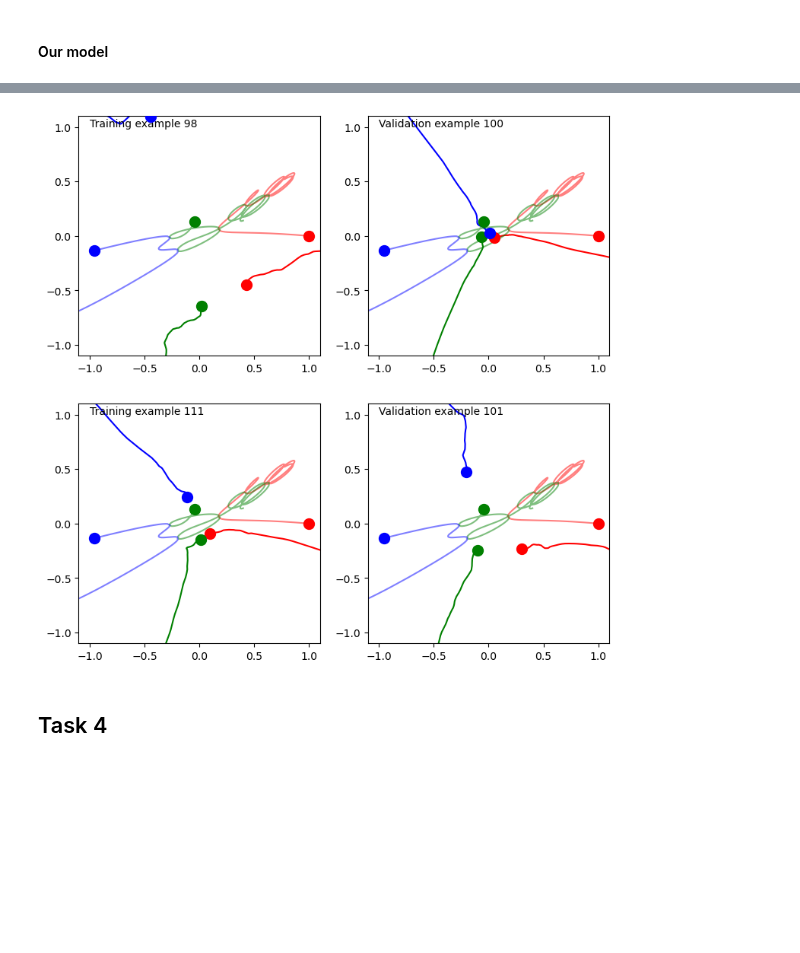
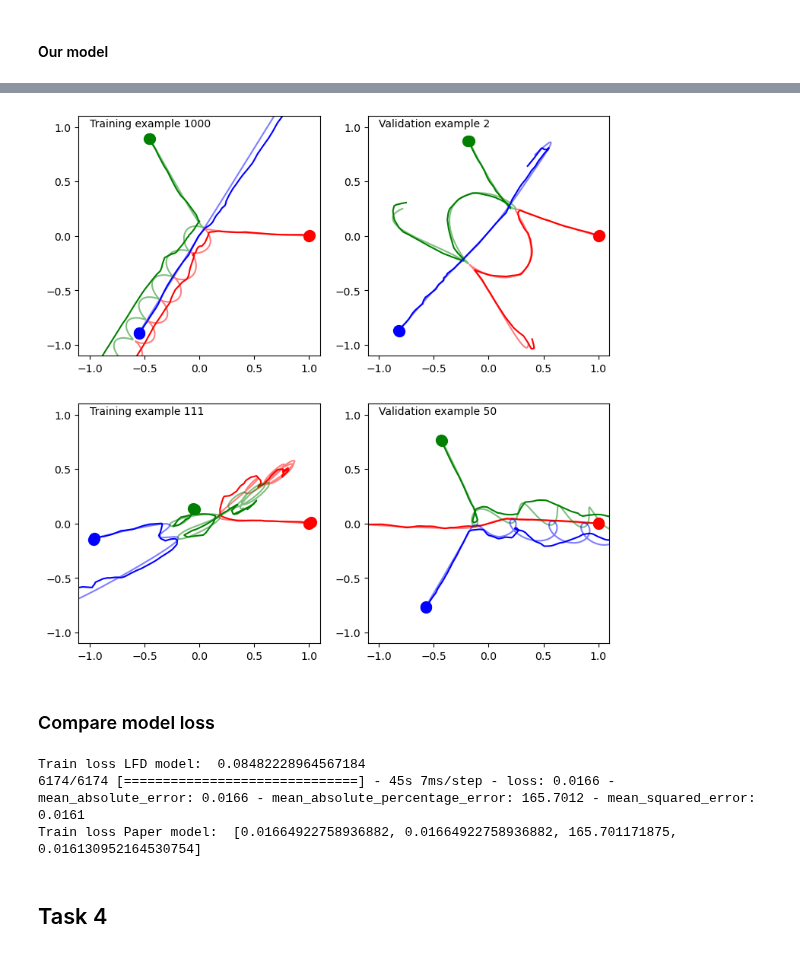
Before and after one commit to stach/lfd-project, a Jupyter notebook: Project2/project2.ipynb, the cells around one changed output, grey strips where cells are left out. Saved outputs shown, nothing was run; the diff lists cells and outputs as text; code cells hidden in the pictures; blank space fills up the shorter version.

```diff
--- a/Project2/project2.ipynb
+++ b/Project2/project2.ipynb
@@ -237,7 +267,7 @@ def scheduler(epoch, lr):
 callback_early_stopping = tf.keras.callbacks.LearningRateScheduler(scheduler)
 # %%
 history = model.fit(dataset_train,
-                    epochs=5,
+                    epochs=EPOCHS,
                     validation_data = dataset_validation,
                     callbacks=[callback_early_stopping,callback_lr],
                     )
@@ -261,5 +302,3 @@ np.save(f"./history/train_{tn}", arr=history.history["loss"])
 np.save(f"./history/val_{tn}", arr=history.history["val_loss"])
 # %% [markdown]
 ### Test our model
-# %%
-yhat = model.predict(dataset_train)
@@ -326,5 +357,9 @@ IndexError: too many indices for array: array is 2-dimensional, but 3 were index
 # %%
-x_instance, y_instance = get_data(data=data, idx=idx)
+idx = 1000
+input_data = np.hstack((X_train[idx,:,0].reshape(1000,1),np.full((1000,2),X_train[idx,0,1:])))
+yhat_pre_trained = pre_trained_model.predict(input_data)
+
+y_instance = y_train[idx,:,:]
 
 p1_hat, p2_hat, p3_hat = get_trajectories(yhat_pre_trained)
 p1_gt, p2_gt, p3_gt = get_trajectories(y_instance)
@@ -342,5 +377,5 @@ ax.set_yticklabels(ticks)
 # Plot once for ground truth: y
 plot_trajectories(p1_gt, p2_gt, p3_gt, ax=ax, label=idx, alpha=0.5)
 # Plot once for prediction: yhat
-plot_trajectories(p1_hat, p2_hat, p3_hat, ax=ax, label=idx)
+plot_trajectories(p1_hat, p2_hat, p3_hat, ax=ax, label=idx);
 # %% [output]
@@ -379,11 +420,10 @@ Check the accuracy of the pre-trained ANN by showing some trajectories and the A
 # %% [markdown]
 #### Model from the Paper
 # %%
-fig, ax = plt.subplots(2,2, figsize=(9,9))
-
-instances = [98,100,111,101]
+instances = [1000,2,111,50]
 i = 0
 
+fig, ax = plt.subplots(2,2, figsize=(9,9))
 for d1 in ax:
     for element in d1:
 
@@ -392,9 +432,11 @@ for d1 in ax:
         if i in [0,2]:
             input_data = np.hstack((X_train[idx,:,0].reshape(1000,1),np.full((1000,2),X_train[idx,0,1:])))
             element.annotate(f"Training example {idx}", xy=(-1, 1))
+            y_instance = y_train[idx,:,:]
         else:
             input_data = np.hstack((X_validation[idx,:,0].reshape(1000,1),np.full((1000,2),X_validation[idx,0,1:])))
             element.annotate(f"Validation example {idx}", xy=(-1, 1))
+            y_instance = y_validation[idx,:,:]
 
         i+=1
         yhat = pre_trained_model.predict(input_data)
@@ -402,11 +444,10 @@ for d1 in ax:
         p1_hat, p2_hat, p3_hat = get_trajectories(yhat)
         p1_gt, p2_gt, p3_gt = get_trajectories(y_instance)
 
-        y_instance = y_train[idx,:,:]
         p1_gt, p2_gt, p3_gt = get_trajectories(y_instance)
 
         plot_trajectories(p1_hat, p2_hat, p3_hat, ax=element, label=idx)
-        plot_trajectories(p1, p2, p3, ax=element, label=idx, alpha=0.5)
+        plot_trajectories(p1_gt, p2_gt, p3_gt, ax=element, label=idx, alpha=0.5)
 
         ticks = [-1, -0.5, 0, 0.5, 1]
         element.set_xlim([-1.1,1.1])
@@ -422,11 +463,10 @@ for d1 in ax:
 # %% [markdown]
 #### Our model
 # %%
-fig, ax = plt.subplots(2,2, figsize=(9,9))
-
-instances = [98,100,111,101]
+instances = [1000,2,111,50]
 i = 0
 
+fig, ax = plt.subplots(2,2, figsize=(9,9))
 for d1 in ax:
     for element in d1:
 
@@ -435,9 +475,11 @@ for d1 in ax:
         if i in [0,2]:
             input_data = np.hstack((X_train[idx,:,0].reshape(1000,1),np.full((1000,2),X_train[idx,0,1:])))
             element.annotate(f"Training example {idx}", xy=(-1, 1))
+            y_instance = y_train[idx,:,:]
         else:
             input_data = np.hstack((X_validation[idx,:,0].reshape(1000,1),np.full((1000,2),X_validation[idx,0,1:])))
             element.annotate(f"Validation example {idx}", xy=(-1, 1))
+            y_instance = y_validation[idx,:,:]
 
         i+=1
         yhat = model.predict(input_data)
@@ -445,11 +487,10 @@ for d1 in ax:
         p1_hat, p2_hat, p3_hat = get_trajectories(yhat)
         p1_gt, p2_gt, p3_gt = get_trajectories(y_instance)
 
-        y_instance = y_train[idx,:,:]
         p1_gt, p2_gt, p3_gt = get_trajectories(y_instance)
 
         plot_trajectories(p1_hat, p2_hat, p3_hat, ax=element, label=idx)
-        plot_trajectories(p1, p2, p3, ax=element, label=idx, alpha=0.5)
+        plot_trajectories(p1_gt, p2_gt, p3_gt, ax=element, label=idx, alpha=0.5)
 
         ticks = [-1, -0.5, 0, 0.5, 1]
         element.set_xlim([-1.1,1.1])
@@ -464,4 +505,14 @@ for d1 in ax:
-[figure, old version]
+[figure, new version]
+# %% [markdown]
+### Compare model loss
+# %%
+print("Train loss LFD model: ", model.evaluate(dataset_train))
+print("Test loss LFD model: ", model.evaluate(dataset_test))
+print("Loss Paper model: ", pre_trained_model.evaluate(dataset_train)[0])
+# %% [output]
+Train loss LFD model:  0.08482228964567184
+6174/6174 [==============================] - 45s 7ms/step - loss: 0.0166 - mean_absolute_error: 0.0166 - mean_absolute_percentage_error: 165.7012 - mean_squared_error: 0.0161
+Train loss Paper model:  [0.01664922758936882, 0.01664922758936882, 165.701171875, 0.016130952164530754]
 # %% [markdown]
 ## Task 4
 # %% [markdown]
```
Also changed, not shown: parts of 18 cells of this notebook, 9 other files.
